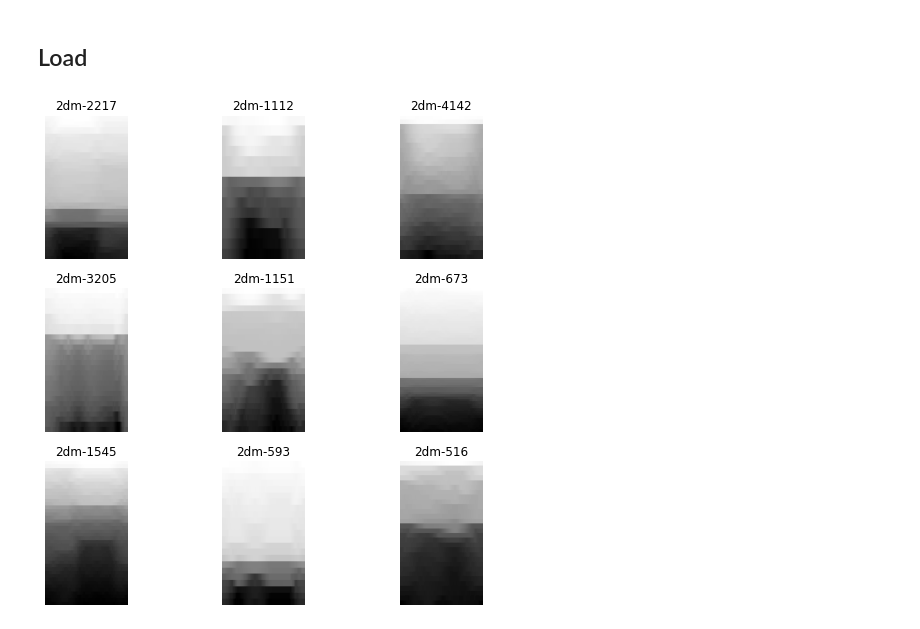
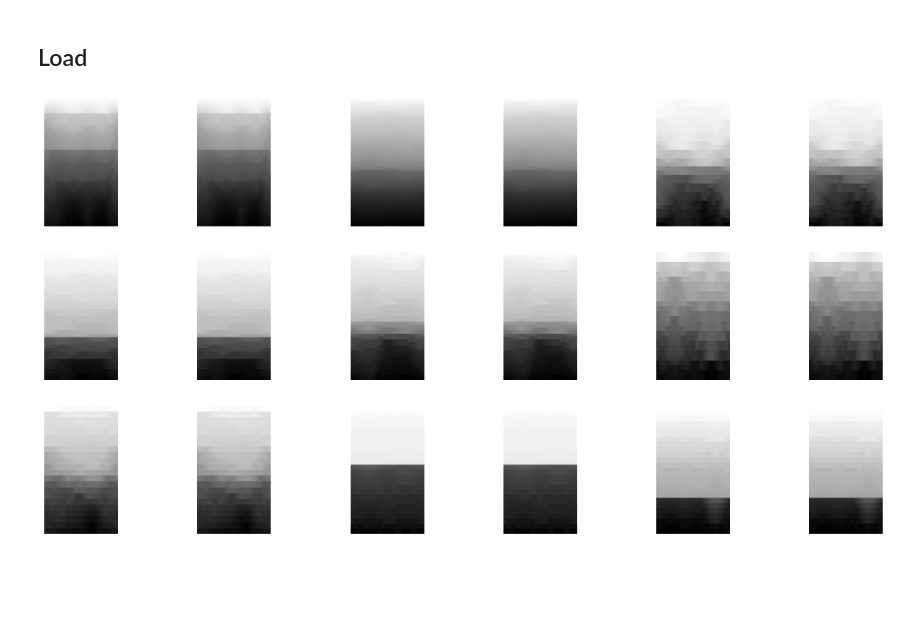
Before and after one commit to ThomasWarford/band-fingerprint, a Jupyter notebook: autoencoder/train.ipynb, the cells around one changed output. Saved outputs shown, nothing was run; the diff lists cells and outputs as text; code cells hidden in the pictures; blank space fills up the shorter version.

```diff
--- a/autoencoder/train.ipynb
+++ b/autoencoder/train.ipynb
@@ -12,15 +13,15 @@ THRESHOLD = 8
 ## Load
 # %%
 dls = DataBlock(
-    blocks=(ImageBlock(cls=Tiff32Image), ImageBlock(cls=Tiff32Image), CategoryBlock),
+    blocks=(ImageBlock(cls=Tiff32Image), ImageBlock(cls=Tiff32Image)),
     get_items=get_image_files,
     n_inp=1,
     splitter=RandomSplitter(valid_pct=0.1, seed=42),
     # item_tfms=[Resize(256)],
-    get_y = [lambda x: x, lambda x: str(x).split('/')[-1][:-5]],
+    get_y = [lambda x: x],
     batch_tfms=[IntToFloatTensor(div=2**16-1),],
         ).dataloaders(DATA_DIRECTORY/f"images/energies{THRESHOLD}", bs=32)
 
 dls.show_batch()
 # %% [output]
-[figure, old version]
+[figure, new version]
```
Also changed, not shown: parts of 6 cells of this notebook, 2 other files.
